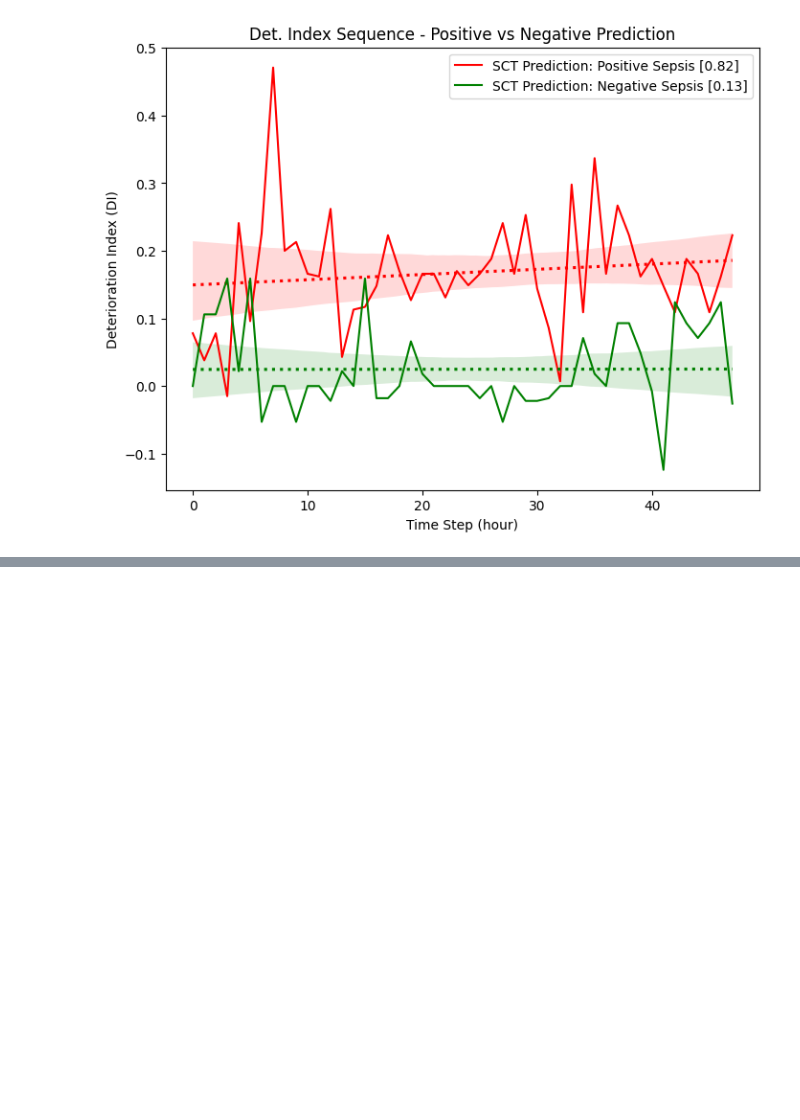
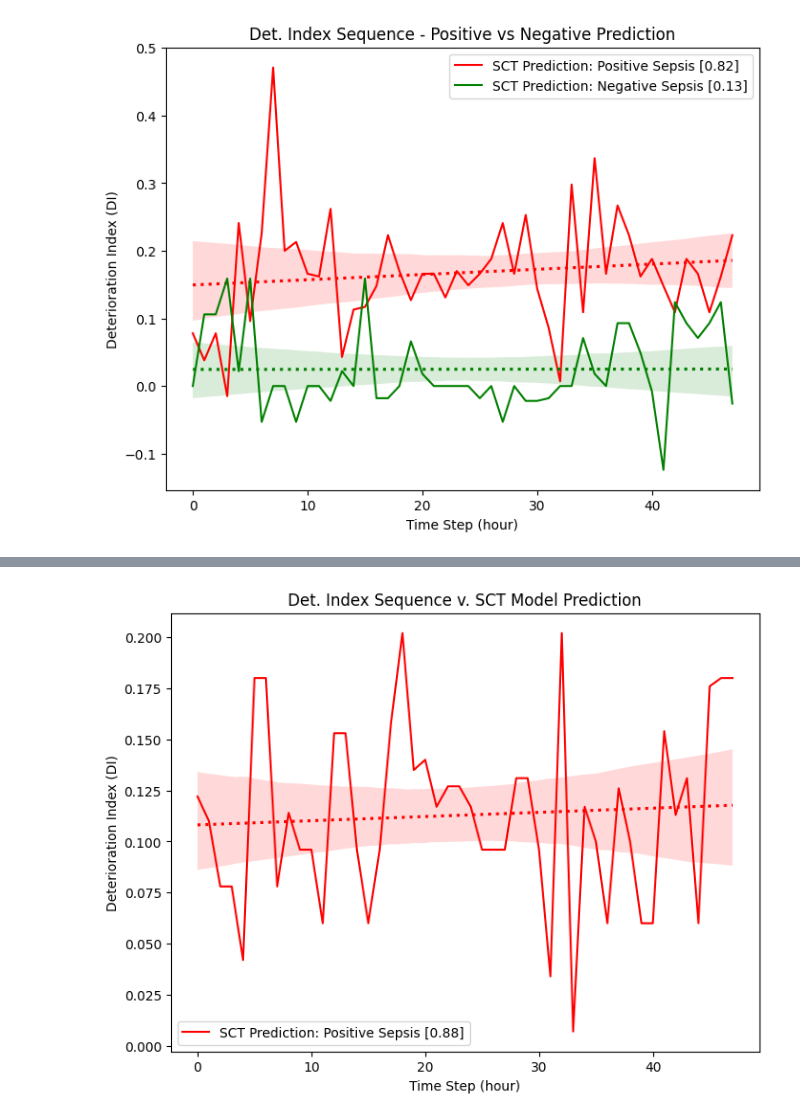
Before and after one commit to t4ai/early-sepsis-prediction, a Jupyter notebook: 6.0 - Test Model Predictions.ipynb, the cells around one changed output, grey strips where cells are left out. Cells and saved outputs as stored; diff of their text form; code cells hidden in the pictures; blank space fills up the shorter version.

```diff
--- a/6.0 - Test Model Predictions.ipynb
+++ b/6.0 - Test Model Predictions.ipynb
@@ -114,0 +129,4 @@ class_weights
+# %%
+# test some individual preds
+visualize_random_patient()
+# %% [output]
@@ -114,0 +134 @@ class_weights
+[figure, added]
```
Also changed, not shown: parts of 9 cells of this notebook.
